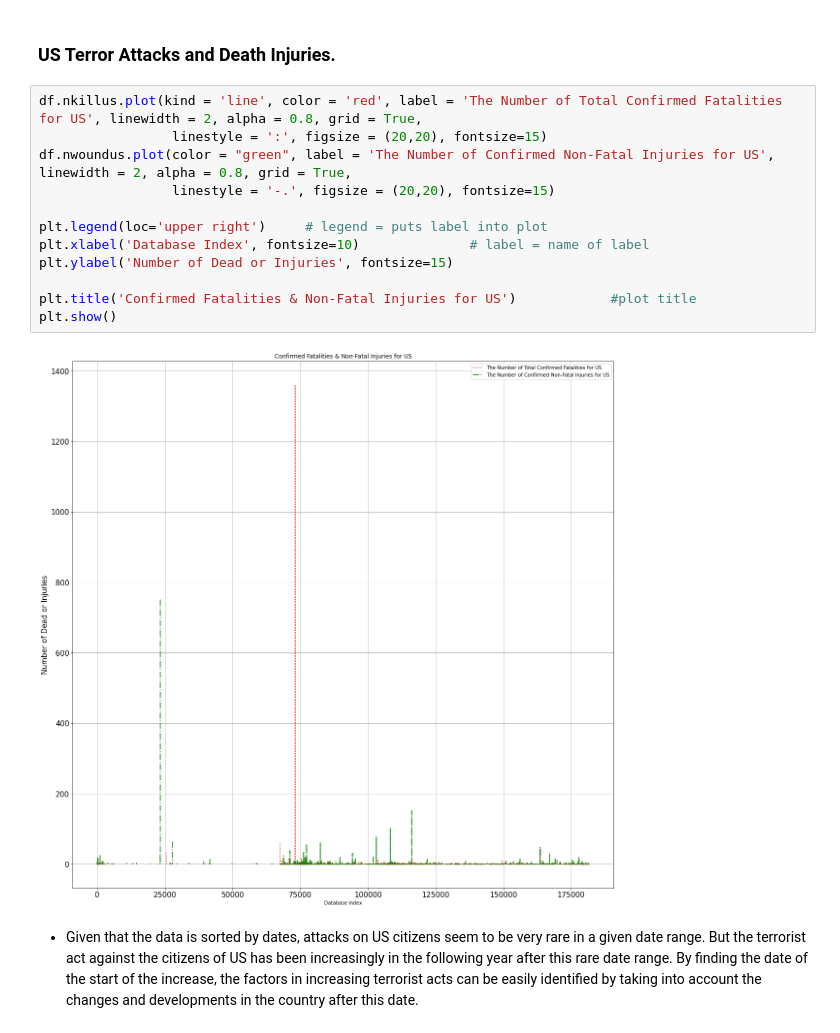
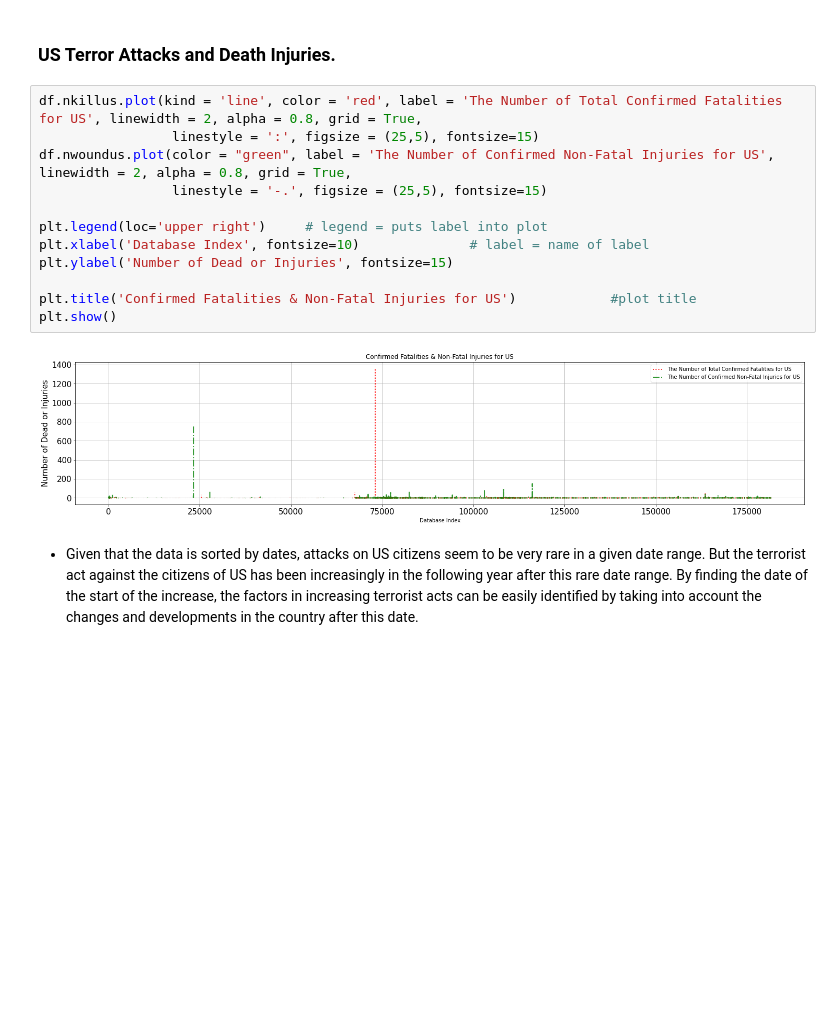
Before and after one commit to Sabyasachi-Seal/LGMVIP-DataScience, a Jupyter notebook: ExploratoryAnalysis-Terrosirm/terrorism.ipynb, the cells around one changed output. Cells and saved outputs as stored; diff of their text form; blank space fills up the shorter version.

Commit message:
Graphs

```diff
--- a/ExploratoryAnalysis-Terrosirm/terrorism.ipynb
+++ b/ExploratoryAnalysis-Terrosirm/terrorism.ipynb
@@ -20,18 +25,18 @@ df = pd.read_csv("data.csv",encoding='latin1')
 ### US Terror Attacks and Death Injuries.
 # %%
 df.nkillus.plot(kind = 'line', color = 'red', label = 'The Number of Total Confirmed Fatalities for US', linewidth = 2, alpha = 0.8, grid = True,
-                 linestyle = ':', figsize = (20,20), fontsize=15)
+                 linestyle = ':', figsize = (25,5), fontsize=15)
 df.nwoundus.plot(color = "green", label = 'The Number of Confirmed Non-Fatal Injuries for US', linewidth = 2, alpha = 0.8, grid = True,
-                 linestyle = '-.', figsize = (20,20), fontsize=15)
+                 linestyle = '-.', figsize = (25,5), fontsize=15)
 
 plt.legend(loc='upper right')     # legend = puts label into plot
 plt.xlabel('Database Index', fontsize=10)              # label = name of label
 plt.ylabel('Number of Dead or Injuries', fontsize=15)
 
 plt.title('Confirmed Fatalities & Non-Fatal Injuries for US')            #plot title
 plt.show()
 # %% [output]
-[figure, old version]
+[figure, new version]
 # %% [markdown]
 - Given that the data is sorted by dates, attacks on US citizens seem to be very rare in a given date range. But the terrorist act against the citizens of US has been increasingly in the following year after this rare date range. By finding the date of the start of the increase, the factors in increasing terrorist acts can be easily identified by taking into account the changes and developments in the country after this date.
 # %% [markdown]
```
Also changed, not shown: parts of 17 cells of this notebook.
